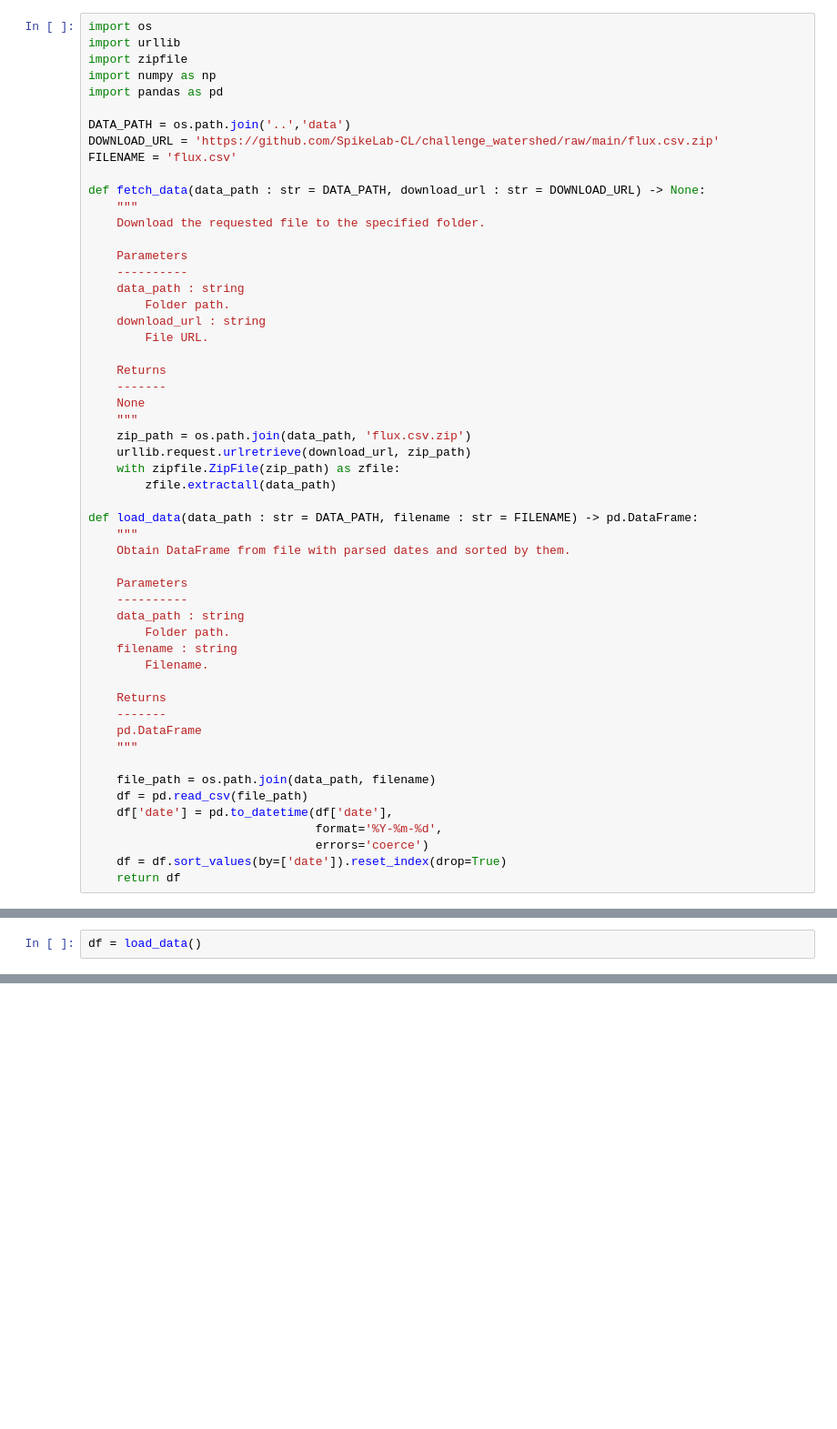
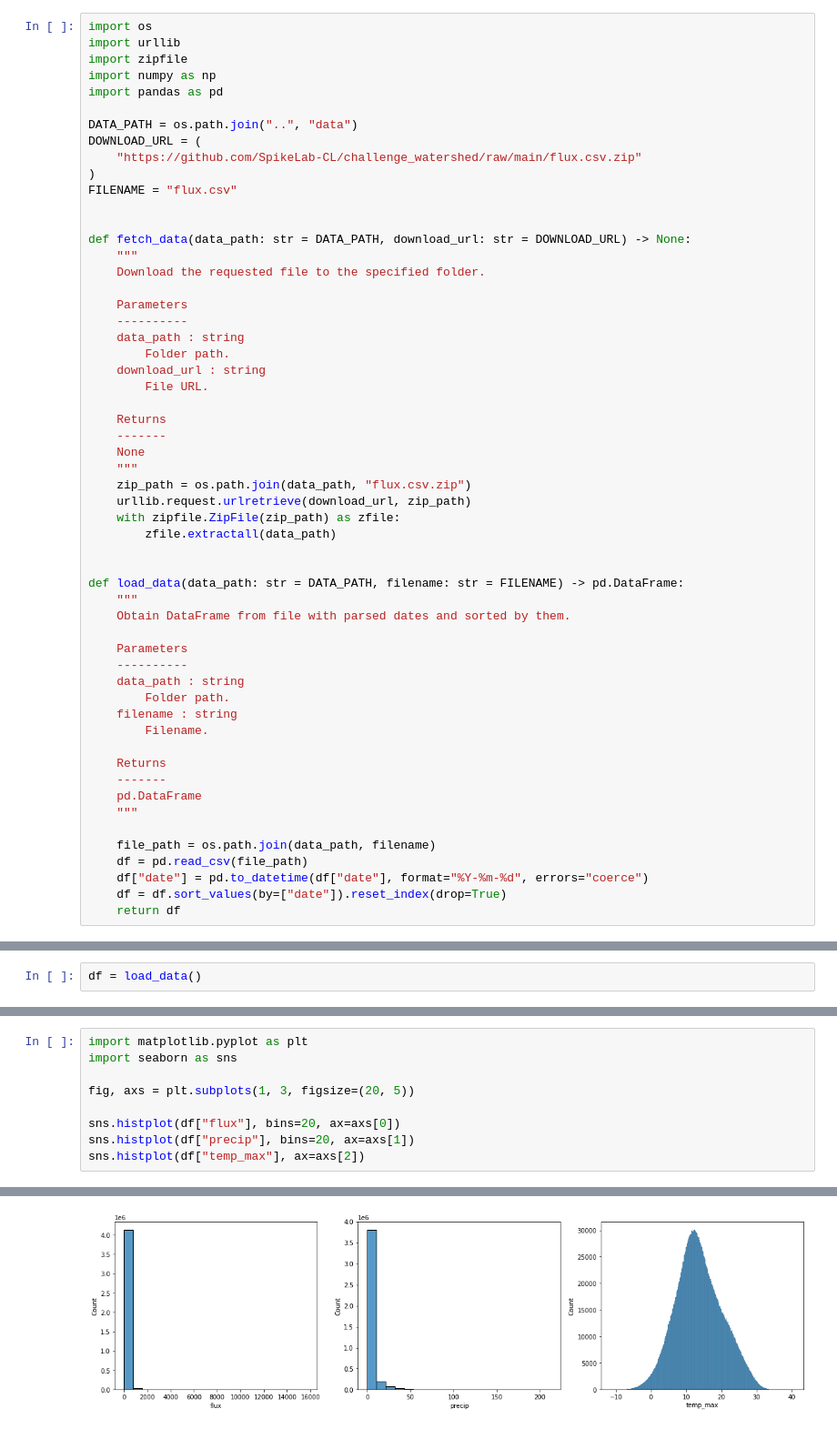
Before and after one commit to fmzhz/watershed-challenge, a Jupyter notebook: notebooks/watersheds.ipynb, the cells around one changed output, grey strips where cells are left out. Shown at 91% size. Saved outputs shown, nothing was run; the diff lists cells and outputs as text; blank space fills up the shorter version.

```diff
--- a/notebooks/watersheds.ipynb
+++ b/notebooks/watersheds.ipynb
@@ -5,11 +7,14 @@ import zipfile
 import numpy as np
 import pandas as pd
 
-DATA_PATH = os.path.join('..','data')
-DOWNLOAD_URL = 'https://github.com/SpikeLab-CL/challenge_watershed/raw/main/flux.csv.zip'
-FILENAME = 'flux.csv'
+DATA_PATH = os.path.join("..", "data")
+DOWNLOAD_URL = (
+    "https://github.com/SpikeLab-CL/challenge_watershed/raw/main/flux.csv.zip"
+)
+FILENAME = "flux.csv"
 
-def fetch_data(data_path : str = DATA_PATH, download_url : str = DOWNLOAD_URL) -> None:
+
+def fetch_data(data_path: str = DATA_PATH, download_url: str = DOWNLOAD_URL) -> None:
     """
     Download the requested file to the specified folder.
 
@@ -24,12 +29,13 @@ def fetch_data(data_path : str = DATA_PATH, download_url : str = DOWNLOAD_URL) -
     -------
     None
     """
-    zip_path = os.path.join(data_path, 'flux.csv.zip')
+    zip_path = os.path.join(data_path, "flux.csv.zip")
     urllib.request.urlretrieve(download_url, zip_path)
     with zipfile.ZipFile(zip_path) as zfile:
         zfile.extractall(data_path)
 
-def load_data(data_path : str = DATA_PATH, filename : str = FILENAME) -> pd.DataFrame:
+
+def load_data(data_path: str = DATA_PATH, filename: str = FILENAME) -> pd.DataFrame:
     """
     Obtain DataFrame from file with parsed dates and sorted by them.
 
@@ -47,10 +53,8 @@ def load_data(data_path : str = DATA_PATH, filename : str = FILENAME) -> pd.Data
 
     file_path = os.path.join(data_path, filename)
     df = pd.read_csv(file_path)
-    df['date'] = pd.to_datetime(df['date'],
-                                format='%Y-%m-%d',
-                                errors='coerce')
-    df = df.sort_values(by=['date']).reset_index(drop=True)
+    df["date"] = pd.to_datetime(df["date"], format="%Y-%m-%d", errors="coerce")
+    df = df.sort_values(by=["date"]).reset_index(drop=True)
     return df
 # %%
 fetch_data()
@@ -58,0 +166,10 @@ df = load_data()
+# %%
+import matplotlib.pyplot as plt
+import seaborn as sns
+
+fig, axs = plt.subplots(1, 3, figsize=(20, 5))
+
+sns.histplot(df["flux"], bins=20, ax=axs[0])
+sns.histplot(df["precip"], bins=20, ax=axs[1])
+sns.histplot(df["temp_max"], ax=axs[2])
+# %% [output]
@@ -58,0 +177 @@ df = load_data()
+[figure, added]
```
Also changed, not shown: parts of 101 cells of this notebook.
